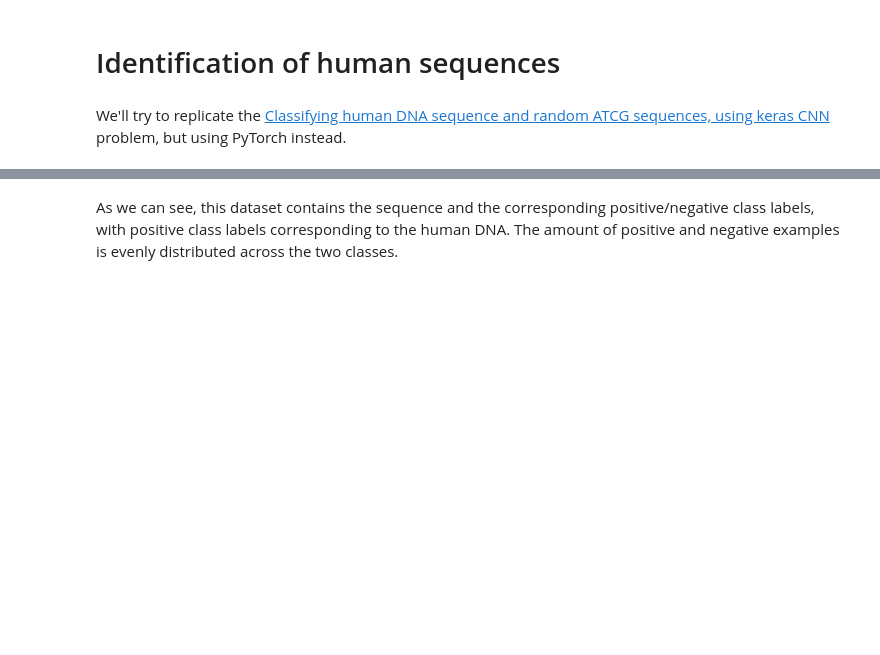
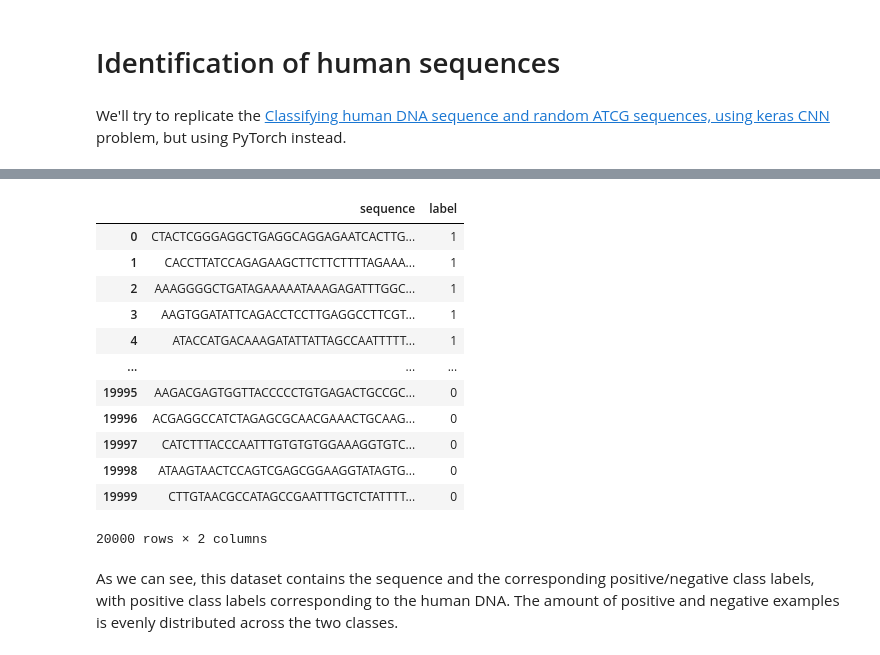
Before and after one commit to BioSystemsUM/propythia, a Jupyter notebook: src/propythia/DNA/deep_ml/testing.ipynb, the cells around one changed output, grey strips where cells are left out. Cells and saved outputs as stored; diff of their text form; code cells hidden in the pictures; blank space fills up the shorter version.

```diff
--- a/src/propythia/DNA/deep_ml/testing.ipynb
+++ b/src/propythia/DNA/deep_ml/testing.ipynb
@@ -17,6 +17,6 @@ import os
 # %%
 dataset = pd.read_csv("datasets/human-exercise/dataset.csv")
 print(dataset.shape)
-print(dataset.head())
+dataset
 # %% [output]
 (20000, 2)
@@ -29,3 +23,16 @@ print(dataset.head())
+|  | sequence | label |
+| 0 | CTACTCGGGAGGCTGAGGCAGGAGAATCACTTG... | 1 |
+| 1 | CACCTTATCCAGAGAAGCTTCTTCTTTTAGAAA... | 1 |
+| 2 | AAAGGGGCTGATAGAAAAATAAAGAGATTTGGC... | 1 |
+| 3 | AAGTGGATATTCAGACCTCCTTGAGGCCTTCGT... | 1 |
+| 4 | ATACCATGACAAAGATATTATTAGCCAATTTTT... | 1 |
+| ... | ... | ... |
+| 19995 | AAGACGAGTGGTTACCCCCTGTGAGACTGCCGC... | 0 |
+| 19996 | ACGAGGCCATCTAGAGCGCAACGAAACTGCAAG... | 0 |
+| 19997 | CATCTTTACCCAATTTGTGTGTGGAAAGGTGTC... | 0 |
+| 19998 | ATAAGTAACTCCAGTCGAGCGGAAGGTATAGTG... | 0 |
+| 19999 | CTTGTAACGCCATAGCCGAATTTGCTCTATTTT... | 0 |
+20000 rows × 2 columns
 # %% [markdown]
 As we can see, this dataset contains the sequence and the corresponding positive/negative class labels, with positive class labels corresponding to the human DNA. The amount of positive and negative examples is evenly distributed across the two classes.
 # %%
```
Also changed, not shown: parts of 8 cells of this notebook, 1 other file.
